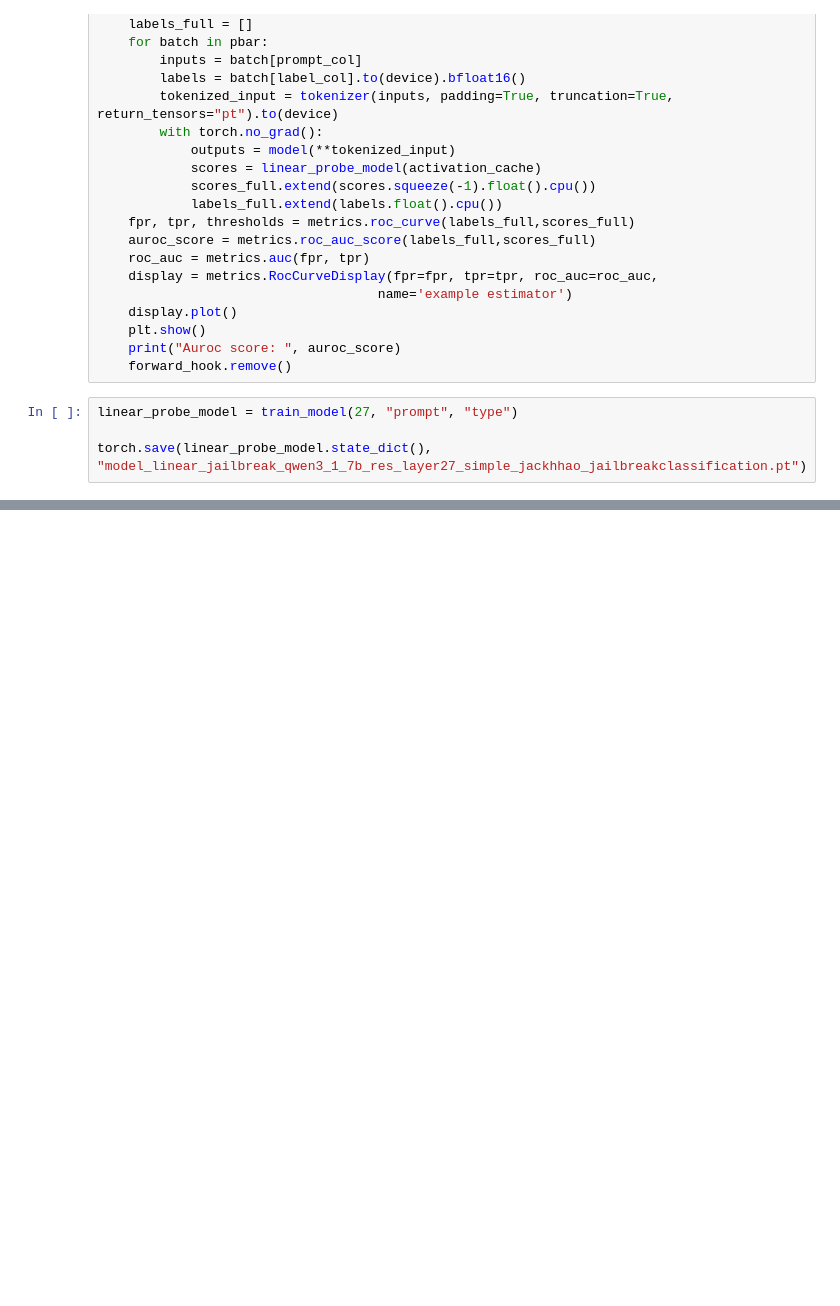
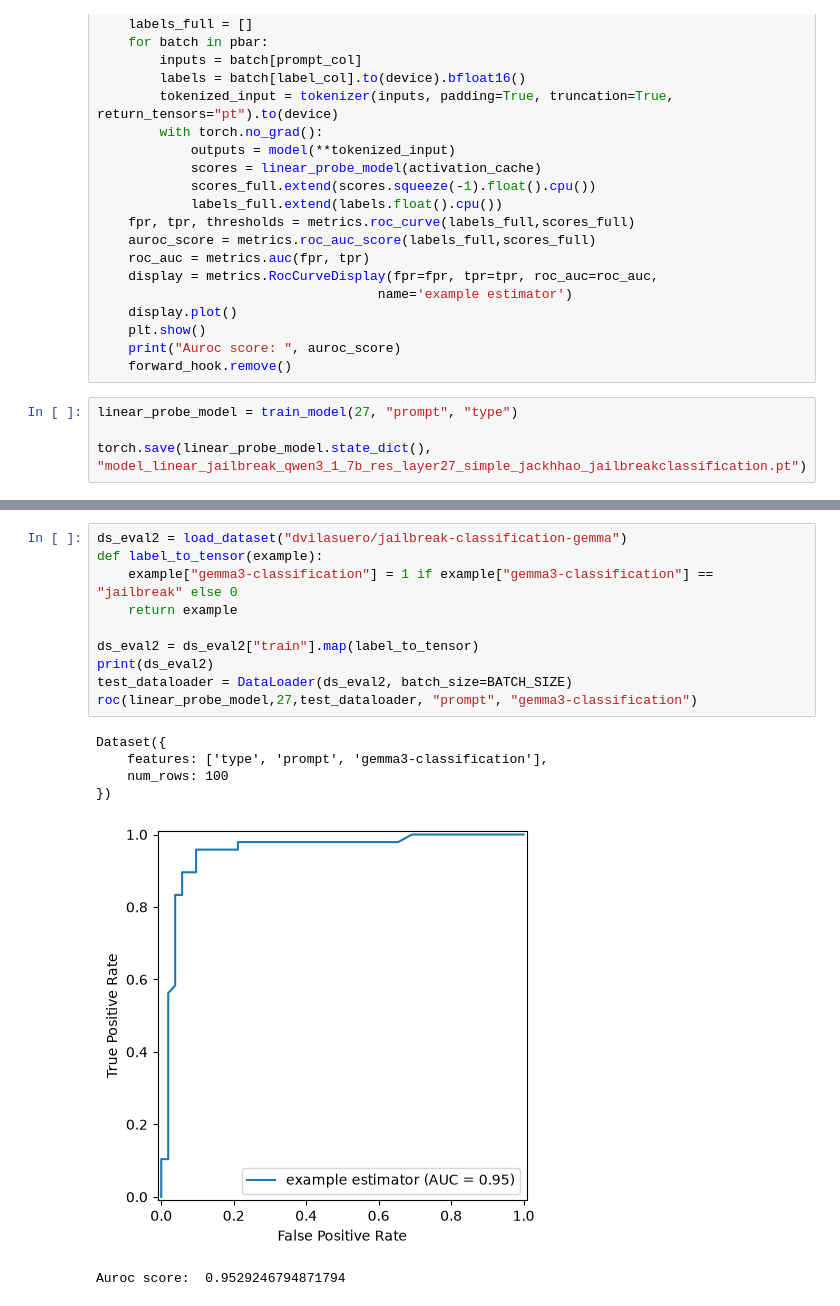
Before and after one commit to ramneekagn/SafeguardLLM, a Jupyter notebook: training/linear_probe/train_lp_jailbreak_simple.ipynb, the cells around one changed output, grey strips where cells are left out. Cells and saved outputs as stored; diff of their text form; blank space fills up the shorter version.

```diff
--- a/training/linear_probe/train_lp_jailbreak_simple.ipynb
+++ b/training/linear_probe/train_lp_jailbreak_simple.ipynb
@@ -174,0 +173,17 @@ for i in thresholds:
+# %%
+ds_eval2 = load_dataset("dvilasuero/jailbreak-classification-gemma")
+def label_to_tensor(example):
+    example["gemma3-classification"] = 1 if example["gemma3-classification"] == "jailbreak" else 0
+    return example
+
+ds_eval2 = ds_eval2["train"].map(label_to_tensor)
+print(ds_eval2)
+test_dataloader = DataLoader(ds_eval2, batch_size=BATCH_SIZE)
+roc(linear_probe_model,27,test_dataloader, "prompt", "gemma3-classification")
+# %% [output]
+Dataset({
+    features: ['type', 'prompt', 'gemma3-classification'],
+    num_rows: 100
+})
+[figure, added]
+Auroc score:  0.9529246794871794
```
Also changed, not shown: parts of 4 cells of this notebook, 1 other file.
